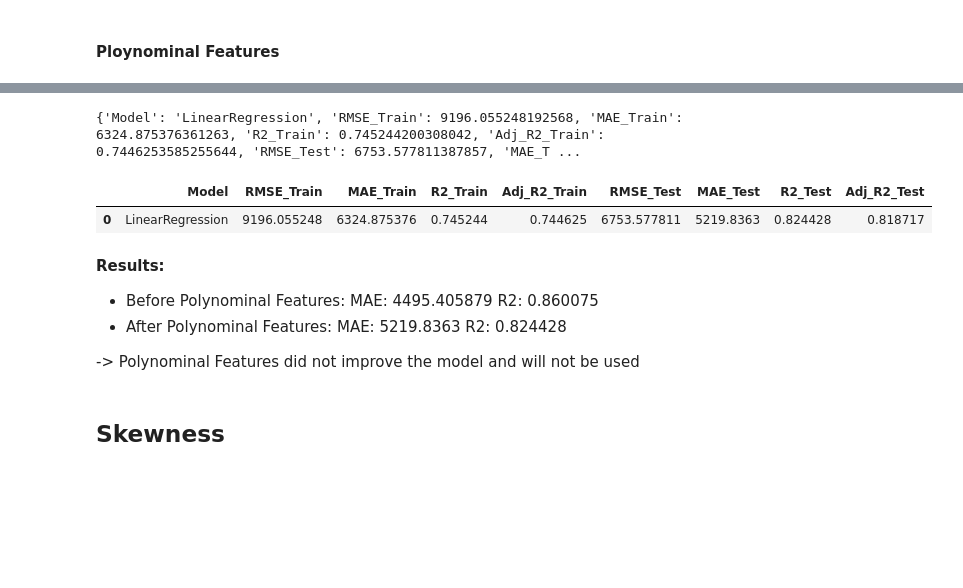
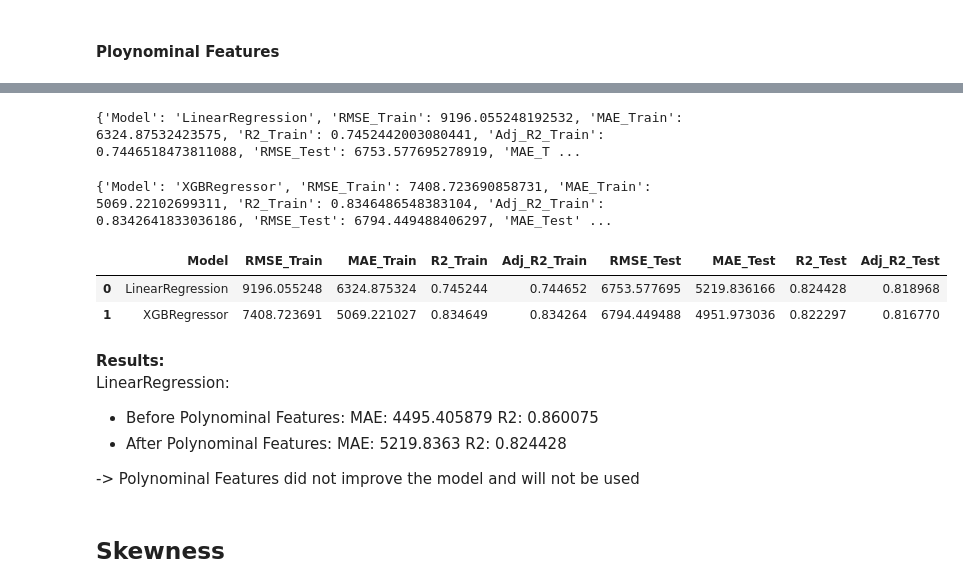
Before and after one commit to Dsite42/Capstone_Project_Rossmann, a Jupyter notebook: Capstone Projekt Rossmann - Feature Engineering.ipynb, the cells around one changed output, grey strips where cells are left out. Drawn from its saved outputs; the diff is of its cells as text; code cells hidden in the pictures; blank space fills up the shorter version.

```diff
--- a/Capstone Projekt Rossmann - Feature Engineering.ipynb
+++ b/Capstone Projekt Rossmann - Feature Engineering.ipynb
@@ -91,8 +92,8 @@ def testModelsTestSplit8W(df, scaler):
 		('LinearRegression', LinearRegression(n_jobs=-1)),
 		('XGBRegressor', XGBRegressor(objective='reg:squarederror', n_estimators=100, max_depth=3, learning_rate=0.1, n_jobs=-1, random_state=42, device="cuda")),
 		#('GradientBoostingRegressor', GradientBoostingRegressor(n_estimators=100, learning_rate=0.1, max_depth=3, random_state=42)),
-  		('NeuralNetwork', KerasRegressor(build_fn=build_neural_network(X_train), epochs=100, batch_size=10, verbose=0)),
-  		('MLPRegressor', MLPRegressor(hidden_layer_sizes=(100,), activation='relu', solver='adam', max_iter=200, shuffle=False, random_state=42))
+  		#('NeuralNetwork', KerasRegressor(build_fn=build_neural_network(X_train), epochs=100, batch_size=10, verbose=0)),
+  		#('MLPRegressor', MLPRegressor(hidden_layer_sizes=(100,), activation='relu', solver='adam', max_iter=200, shuffle=False, random_state=42))
 		#('RidgeRegression', Ridge(random_state=42)),
 		#('LassoRegression', Lasso(random_state=42)),
 		#('DecisionTreeRegressor', DecisionTreeRegressor(random_state=42)),
@@ -598,23 +599,26 @@ testModelsTestSplit8W(df_nans_handeled_cat, None)
 # %%
-from sklearn.preprocessing import PolynomialFeatures
+
 pf = PolynomialFeatures(degree=2)
 features = ['Open', 'Promo', 'IsPromo', 'IsStateHoliday', 'SchoolHoliday', 'IsSchoolHoliday', 'CompetitionDistance', 'IsCompetition', 'Promo2Member', 'Assortment_a', 'Assortment_b', 'Assortment_c']
 
 feat_array = pf.fit_transform(df_nans_handeled_cat[features])
 # generate names for the new features
 feature_names = pf.get_feature_names_out(input_features=features)
 poly_features_df = pd.DataFrame(feat_array, columns=feature_names, index=df_nans_handeled_cat.index)
 # remove the '1' column
 poly_features_df = poly_features_df.drop('1', axis=1)
 # Concatenate the polynomial features with the original DataFrame
-df_nans_handeled_cat_poly = pd.concat([df_nans_handeled_cat, poly_features_df], axis=1)
+df_nans_handeled_cat_poly = pd.concat([df_nans_handeled_cat.drop(features, axis=1), poly_features_df], axis=1)
 testModelsTestSplit8W(df_nans_handeled_cat_poly, None)
 # %% [output]
-{'Model': 'LinearRegression', 'RMSE_Train': 9196.055248192568, 'MAE_Train': 6324.875376361263, 'R2_Train': 0.745244200308042, 'Adj_R2_Train': 0.7446253585255644, 'RMSE_Test': 6753.577811387857, 'MAE_T ...
+{'Model': 'LinearRegression', 'RMSE_Train': 9196.055248192532, 'MAE_Train': 6324.87532423575, 'R2_Train': 0.7452442003080441, 'Adj_R2_Train': 0.7446518473811088, 'RMSE_Test': 6753.577695278919, 'MAE_T ...
+{'Model': 'XGBRegressor', 'RMSE_Train': 7408.723690858731, 'MAE_Train': 5069.22102699311, 'R2_Train': 0.8346486548383104, 'Adj_R2_Train': 0.8342641833036186, 'RMSE_Test': 6794.449488406297, 'MAE_Test' ...
 |  | Model | RMSE_Train | MAE_Train | R2_Train | Adj_R2_Train | RMSE_Test | MAE_Test | R2_Test | Adj_R2_Test |
-| 0 | LinearRegression | 9196.055248 | 6324.875376 | 0.745244 | 0.744625 | 6753.577811 | 5219.8363 | 0.824428 | 0.818717 |
+| 0 | LinearRegression | 9196.055248 | 6324.875324 | 0.745244 | 0.744652 | 6753.577695 | 5219.836166 | 0.824428 | 0.818968 |
+| 1 | XGBRegressor | 7408.723691 | 5069.221027 | 0.834649 | 0.834264 | 6794.449488 | 4951.973036 | 0.822297 | 0.816770 |
 # %% [markdown]
 **Results:**
+LinearRegression:
 - Before Polynominal Features: MAE: 4495.405879	R2: 0.860075
 - After Polynominal Features: MAE: 5219.8363	R2: 0.824428
 
```
Also changed, not shown: parts of 10 cells of this notebook.
